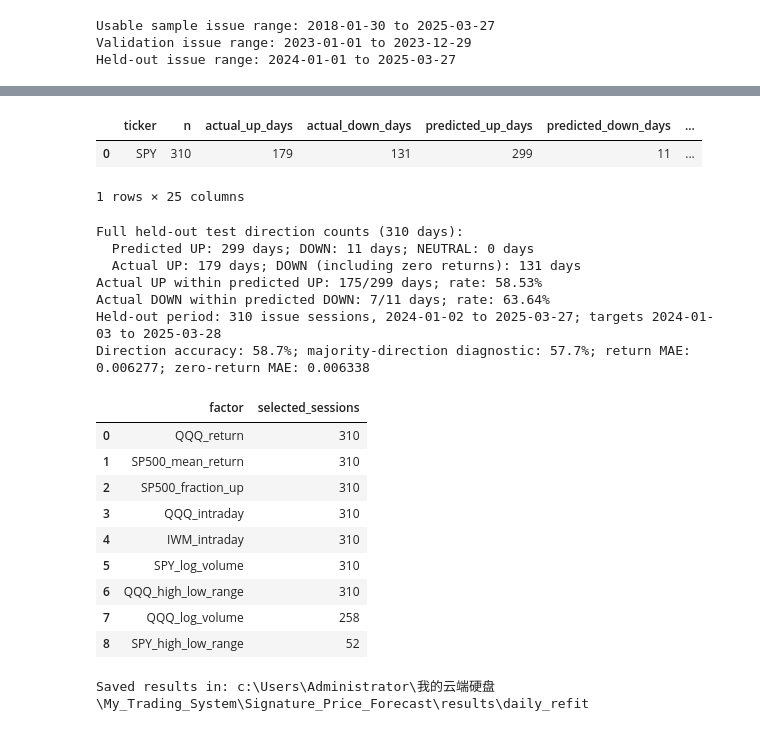
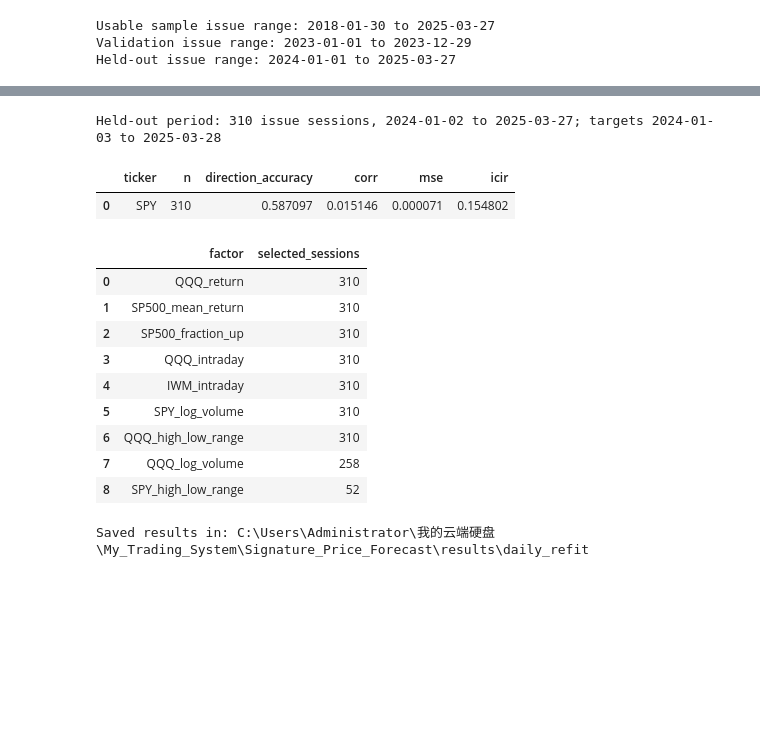
Before and after one commit to Hardy-Z/My_Trading_System, a Jupyter notebook: Signature_Price_Forecast/signature_price_forecast.ipynb, the cells around one changed output, grey strips where cells are left out. Cells and saved outputs as stored; diff of their text form; code cells hidden in the pictures; blank space fills up the shorter version.

```diff
--- a/Signature_Price_Forecast/signature_price_forecast.ipynb
+++ b/Signature_Price_Forecast/signature_price_forecast.ipynb
@@ -38,8 +40,9 @@ if not (PROJECT / 'src' / 'spy_adaptive_lasso.py').exists():
 sys.path.insert(0, str(PROJECT / 'src'))
 from spy_adaptive_lasso import (ForecastConfig, TARGET, load_market_data,
                                 make_samples, replay, reconstruct_price_comparison,
-                                score_predictions, print_direction_counts,
-                                select_factors, save_run)
+                                score_predictions, direction_summary,
+                                print_direction_counts, monthly_ic,
+                                information_ratio, select_factors, save_run)
 
 ROOT = PROJECT.parent
 OUTPUT = PROJECT / 'results' / 'daily_refit'
@@ -49,8 +52,8 @@ DATA_START, DATA_END = '2018-01-01', '2025-03-28'
 VALIDATION_START, VALIDATION_END = '2023-01-01', '2023-12-29'
 TEST_START, TEST_END = '2024-01-01', '2025-03-27'
 # Log-return cutoffs; forecasts between them are neutral.
-DIRECTION_UP_RETURN_THRESHOLD = 0
-DIRECTION_DOWN_RETURN_THRESHOLD = 0
+DIRECTION_UP_RETURN_THRESHOLD = 0.0
+DIRECTION_DOWN_RETURN_THRESHOLD = 0.0
 
 CANDIDATES = {
     'depth2_sparse': ForecastConfig(window=20, signature_depth=2, regime_depth=2,
@@ -231,16 +233,14 @@ for name, cfg in CANDIDATES.items():
     frame = replay(examples[name], cfg, VALIDATION_START, VALIDATION_END)
     validation_frames[name] = frame
     metric = score_predictions(frame, DIRECTION_UP_RETURN_THRESHOLD, DIRECTION_DOWN_RETURN_THRESHOLD).iloc[0]
-    print_direction_counts(metric, f'Validation: {name}')
-    rows.append({'candidate': name, 'validation_return_mae': metric.return_mae,
-                 'validation_direction_accuracy': metric.direction_accuracy,
-                 'validation_return_rmse': metric.return_rmse,
+    rows.append({'candidate': name, 'validation_direction_accuracy': metric.direction_accuracy,
+                 'validation_corr': metric['corr'], 'validation_mse': metric.mse,
+                 'validation_icir': metric.icir,
                  'median_lasso_support': frame.lasso_support_count.median(),
                  'median_effective_train_n': frame.effective_train_n.median()})
-selection = pd.DataFrame(rows).sort_values('validation_return_mae').reset_index(drop=True)
+selection = pd.DataFrame(rows).sort_values('validation_mse').reset_index(drop=True)
 BEST_NAME = selection.loc[0, 'candidate']
 BEST_CONFIG = CANDIDATES[BEST_NAME]
 display(selection)
-print('Chosen using validation return MAE:', BEST_NAME)
-display(score_predictions(validation_frames[BEST_NAME], DIRECTION_UP_RETURN_THRESHOLD, DIRECTION_DOWN_RETURN_THRESHOLD))
+print('Chosen using validation MSE:', BEST_NAME)
 # %% [output]
@@ -274,48 +266,33 @@ Replay the selected model on 2024-01-02 through 2025-03-27. It refits daily with
 # %%
 test_frame = replay(examples[BEST_NAME], BEST_CONFIG, TEST_START, TEST_END)
 test_metrics = score_predictions(test_frame, DIRECTION_UP_RETURN_THRESHOLD, DIRECTION_DOWN_RETURN_THRESHOLD)
-display(test_metrics)
 row = test_metrics.iloc[0]
-print_direction_counts(row, 'Full held-out test')
-up_precision_text = f'{row.up_precision:.2%}' if row.predicted_up_days else 'N/A (no predicted UP days)'
-down_precision_text = f'{row.down_precision:.2%}' if row.predicted_down_days else 'N/A (no predicted DOWN days)'
-print(f'Actual UP within predicted UP: {int(row.correct_up_days)}/{int(row.predicted_up_days)} days; rate: {up_precision_text}')
-print(f'Actual DOWN within predicted DOWN: {int(row.correct_down_days)}/{int(row.predicted_down_days)} days; rate: {down_precision_text}')
 print(f"Held-out period: {len(test_frame)} issue sessions, "
       f"{pd.to_datetime(test_frame.issue_date).min().date()} to "
       f"{pd.to_datetime(test_frame.issue_date).max().date()}; "
       f"targets {pd.to_datetime(test_frame.target_date).min().date()} to "
       f"{pd.to_datetime(test_frame.target_date).max().date()}")
-print(f"Direction accuracy: {row.direction_accuracy:.1%}; "
-      f"majority-direction diagnostic: {row.majority_baseline:.1%}; "
-      f"return MAE: {row.return_mae:.6f}; zero-return MAE: {row.zero_return_mae:.6f}")
+display(test_metrics)
 save_run(OUTPUT, test_frame, BEST_CONFIG, test_metrics, market['coverage'])
 selection.to_csv(OUTPUT / 'validation_selection.csv', index=False)
 
 factor_counts = (test_frame.selected_factors.str.split(';').explode()
                  .value_counts().rename_axis('factor').reset_index(name='selected_sessions'))
 factor_counts.to_csv(OUTPUT / 'selected_factor_frequency.csv', index=False)
 display(factor_counts.head(12))
 print('Saved results in:', OUTPUT)
 # %% [output]
+Held-out period: 310 issue sessions, 2024-01-02 to 2025-03-27; targets 2024-01-03 to 2025-03-28
-|  | ticker | n | actual_up_days | actual_down_days | predicted_up_days | predicted_down_days | ... |
-| 0 | SPY | 310 | 179 | 131 | 299 | 11 | ... |
+|  | ticker | n | direction_accuracy | corr | mse | icir |
+| 0 | SPY | 310 | 0.587097 | 0.015146 | 0.000071 | 0.154802 |
-1 rows × 25 columns
+|  | factor | selected_sessions |
+| 0 | QQQ_return | 310 |
+| 1 | SP500_mean_return | 310 |
+| 2 | SP500_fraction_up | 310 |
+| 3 | QQQ_intraday | 310 |
+| 4 | IWM_intraday | 310 |
+| 5 | SPY_log_volume | 310 |
+| 6 | QQQ_high_low_range | 310 |
+| 7 | QQQ_log_volume | 258 |
+| 8 | SPY_high_low_range | 52 |
-Full held-out test direction counts (310 days):
-  Predicted UP: 299 days; DOWN: 11 days; NEUTRAL: 0 days
-  Actual UP: 179 days; DOWN (including zero returns): 131 days
-Actual UP within predicted UP: 175/299 days; rate: 58.53%
-Actual DOWN within predicted DOWN: 7/11 days; rate: 63.64%
-Held-out period: 310 issue sessions, 2024-01-02 to 2025-03-27; targets 2024-01-03 to 2025-03-28
-Direction accuracy: 58.7%; majority-direction diagnostic: 57.7%; return MAE: 0.006277; zero-return MAE: 0.006338
+Saved results in: C:\Users\Administrator\我的云端硬盘\My_Trading_System\Signature_Price_Forecast\results\daily_refit
-|  | factor | selected_sessions |
-| 0 | QQQ_return | 310 |
-| 1 | SP500_mean_return | 310 |
-| 2 | SP500_fraction_up | 310 |
-| 3 | QQQ_intraday | 310 |
-| 4 | IWM_intraday | 310 |
-| 5 | SPY_log_volume | 310 |
-| 6 | QQQ_high_low_range | 310 |
-| 7 | QQQ_log_volume | 258 |
-| 8 | SPY_high_low_range | 52 |
-Saved results in: c:\Users\Administrator\我的云端硬盘\My_Trading_System\Signature_Price_Forecast\results\daily_refit
```
Also changed, not shown: parts of 32 cells of this notebook, 59 other files.
